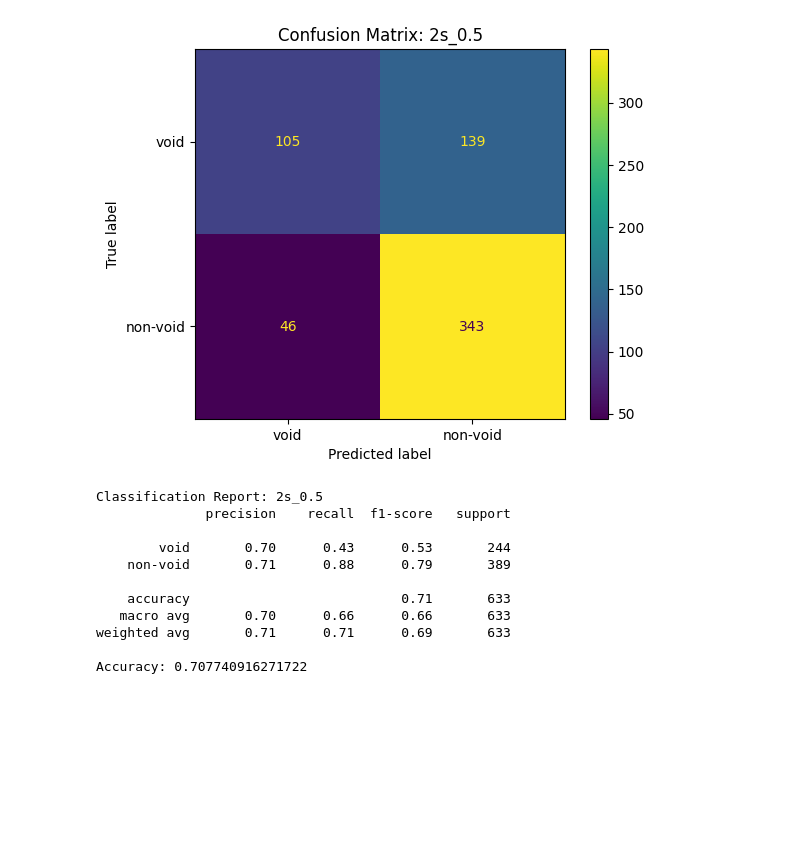
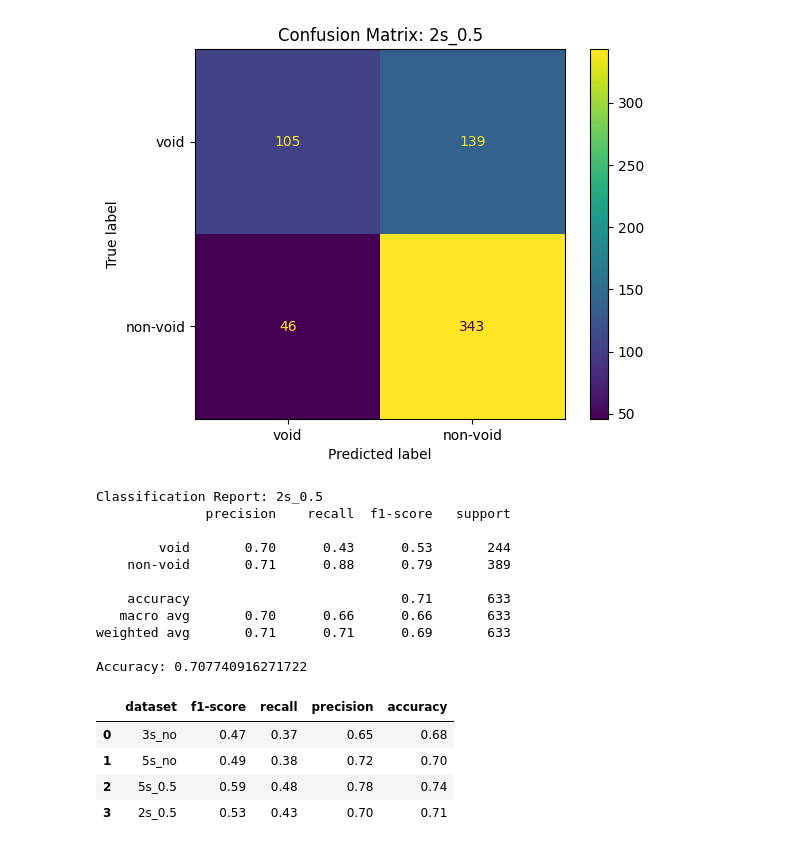
Before and after one commit to edumabagraham/uropatch-data-analysis, a Jupyter notebook: stage_3_final_evaluation.ipynb, the cells around one changed output. Saved outputs shown, nothing was run; the diff lists cells and outputs as text; code cells hidden in the pictures; blank space fills up the shorter version.

```diff
--- a/stage_3_final_evaluation.ipynb
+++ b/stage_3_final_evaluation.ipynb
@@ -152,3 +152,21 @@ Classification Report: 2s_0.5
 weighted avg       0.71      0.71      0.69       633
 
 Accuracy: 0.707740916271722
+# %%
+data = {'3s_no': {'f1-score': 0.47, 'recall': 0.37, 'precision': 0.65, 'accuracy': 0.68},
+        '5s_no': {'f1-score': 0.49, 'recall': 0.38, 'precision': 0.72, 'accuracy': 0.70},
+        '5s_0.5': {'f1-score': 0.59, 'recall': 0.48, 'precision': 0.78, 'accuracy': 0.74},
+        '2s_0.5': {'f1-score': 0.53, 'recall': 0.43, 'precision': 0.70, 'accuracy': 0.71},
+}
+
+df = pd.DataFrame(data).T
+df.index.name = 'dataset'
+df.reset_index(inplace=True)
+# %%
+df
+# %% [output]
+|  | dataset | f1-score | recall | precision | accuracy |
+| 0 | 3s_no | 0.47 | 0.37 | 0.65 | 0.68 |
+| 1 | 5s_no | 0.49 | 0.38 | 0.72 | 0.70 |
+| 2 | 5s_0.5 | 0.59 | 0.48 | 0.78 | 0.74 |
+| 3 | 2s_0.5 | 0.53 | 0.43 | 0.70 | 0.71 |
```
Also changed, not shown: parts of 1 cell of this notebook, 18 other files.
